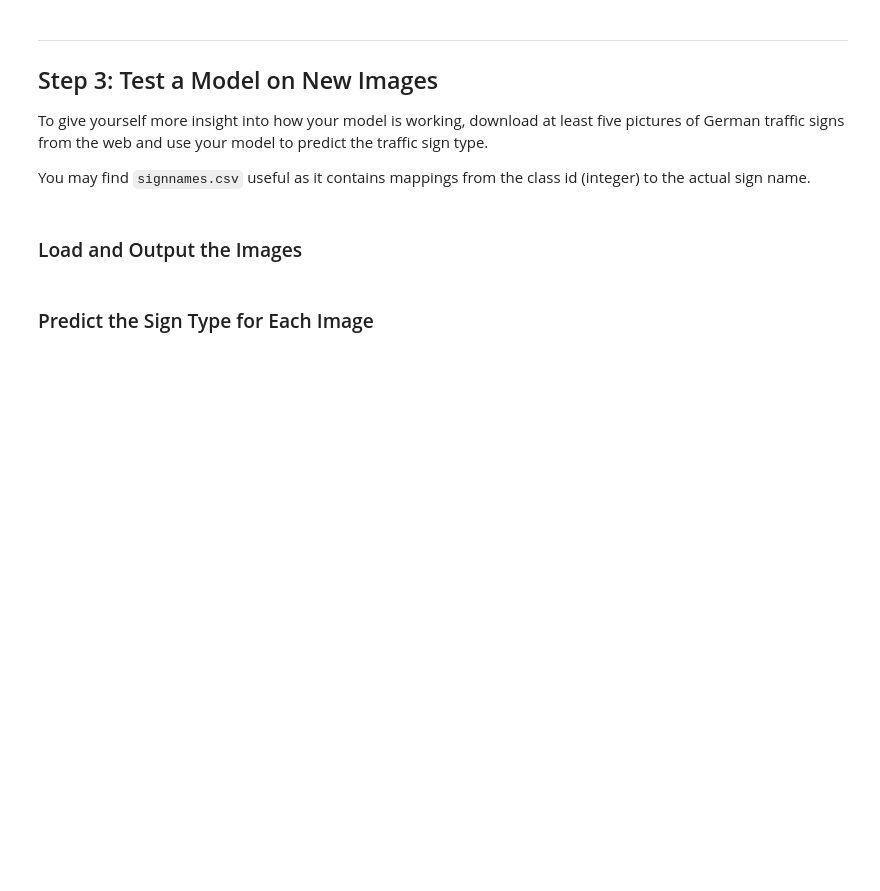
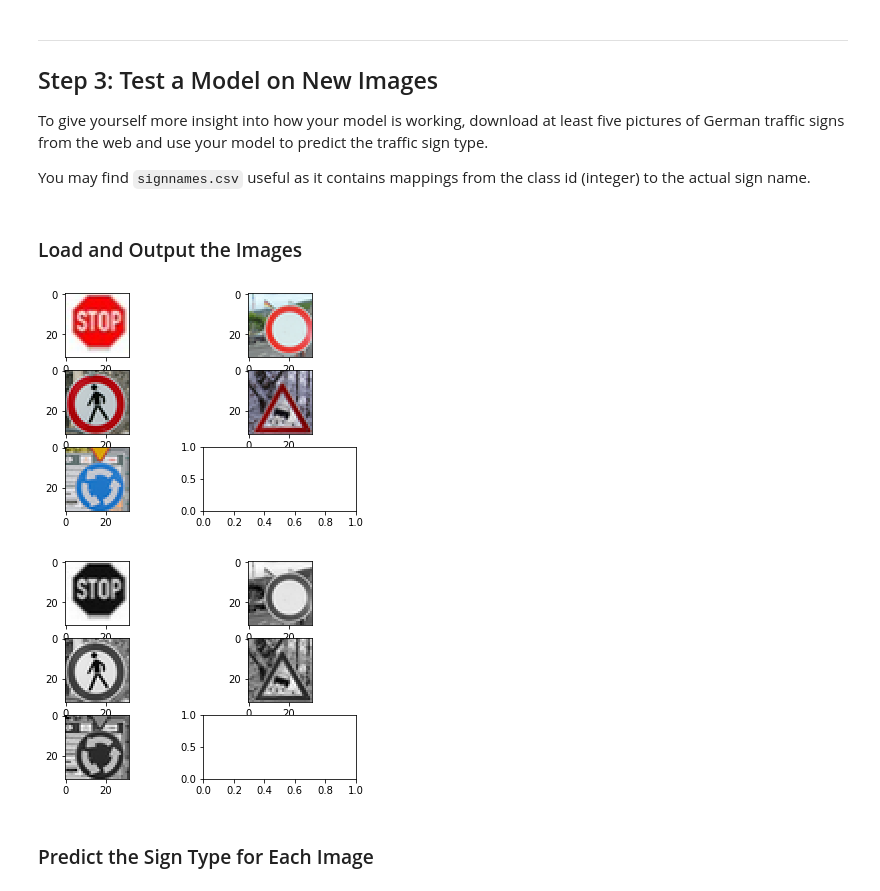
Before and after one commit to bgcarvalho/CarND-Term1-P2, a Jupyter notebook: Notebook.ipynb, the cells around one changed output. Cells and saved outputs as stored; diff of their text form; code cells hidden in the pictures; blank space fills up the shorter version.

Commit message:
trying images from web

```diff
--- a/Notebook.ipynb
+++ b/Notebook.ipynb
@@ -446,9 +459,20 @@ Average accuracy:  0.930662131506  highest acc:  0.961678004805
 ### Once a final model architecture is selected,
 ### the accuracy on the test set should be calculated and reported as well.
 ### Feel free to use as many code cells as needed.
+n_test = X_test0.shape[0]
+X_test = np.zeros((n_test, X_test0.shape[1], X_test0.shape[2], 1), np.int)
+#ytest = tf.placeholder(tf.int32, (None))
+#one_hot_ytest = tf.one_hot(ytest, n_test)
+# todo: check y one hot and fill images correct result
+for i in range(n_test):
+    X_test[i,:,:,0] = np.dot(X_test0[i,:,:,:], lum).astype(int)
+
+# normalized after grayscale and save computing costs
+X_test = (X_test/255.0)-0.5
 
 with tf.Session() as sess:
-    saver.restore(sess, tf.train.latest_checkpoint('.'))
+    saver.restore(sess, tf.train.latest_checkpoint('./lenet'))
 
-    test_accuracy = evaluate(X_test, y_test)
+    _, test_accuracy = evaluate(X_test, y_test0)
+    #print(test_accuracy)
     print("Test Accuracy = {:.3f}".format(test_accuracy))
@@ -468,3 +492,42 @@ You may find `signnames.csv` useful as it contains mappings from the class id (i
+# %%
+### Load the images and plot them here.
+import matplotlib.image as mpimg
+
+xtest20 = np.ndarray((5, 32, 32, 3), np.float)
+xtest21 = np.ndarray((5, 32, 32, 1), np.float)
+xtest20[0, :, :, :] = mpimg.imread('./new-data/ni_01_14.png')
+xtest20[1, :, :, :] = mpimg.imread('./new-data/ni_02_15.png')
+xtest20[2, :, :, :] = mpimg.imread('./new-data/ni_03_27.png')
+xtest20[3, :, :, :] = mpimg.imread('./new-data/ni_04_30.png')
+xtest20[4, :, :, :] = mpimg.imread('./new-data/ni_05_40.png')
+ylabels = np.ndarray((5,), np.int, np.array([14,15,27,30,40]))
+lum = np.ndarray((3,), np.float, np.array([0.299, 0.587, 0.114]))
+for i in range(5):
+    xtest21[i,:,:,0] = np.dot(xtest20[i,:,:,:], lum)
+
+# normalized after grayscale and save computing costs
+xtest21 = (xtest21/255.0)-0.5
+
+fig, axs = plt.subplots(nrows=3, ncols=2)
+axs[0, 0].imshow(xtest20[0,:,:,:])
+axs[0, 1].imshow(xtest20[1,:,:,:])
+axs[1, 0].imshow(xtest20[2,:,:,:])
+axs[1, 1].imshow(xtest20[3,:,:,:])
+axs[2, 0].imshow(xtest20[4,:,:,:])
+
+plt.show()
+
+fig, axs = plt.subplots(nrows=3, ncols=2)
+axs[0, 0].imshow(xtest21[0,:,:,0], cmap=plt.cm.gray)
+axs[0, 1].imshow(xtest21[1,:,:,0], cmap=plt.cm.gray)
+axs[1, 0].imshow(xtest21[2,:,:,0], cmap=plt.cm.gray)
+axs[1, 1].imshow(xtest21[3,:,:,0], cmap=plt.cm.gray)
+axs[2, 0].imshow(xtest21[4,:,:,0], cmap=plt.cm.gray)
+
+plt.show()
+# %% [output]
+[figure, added]
+[figure, added]
 # %% [markdown]
 ### Predict the Sign Type for Each Image
 # %%
```
Also changed, not shown: parts of 11 cells of this notebook.
